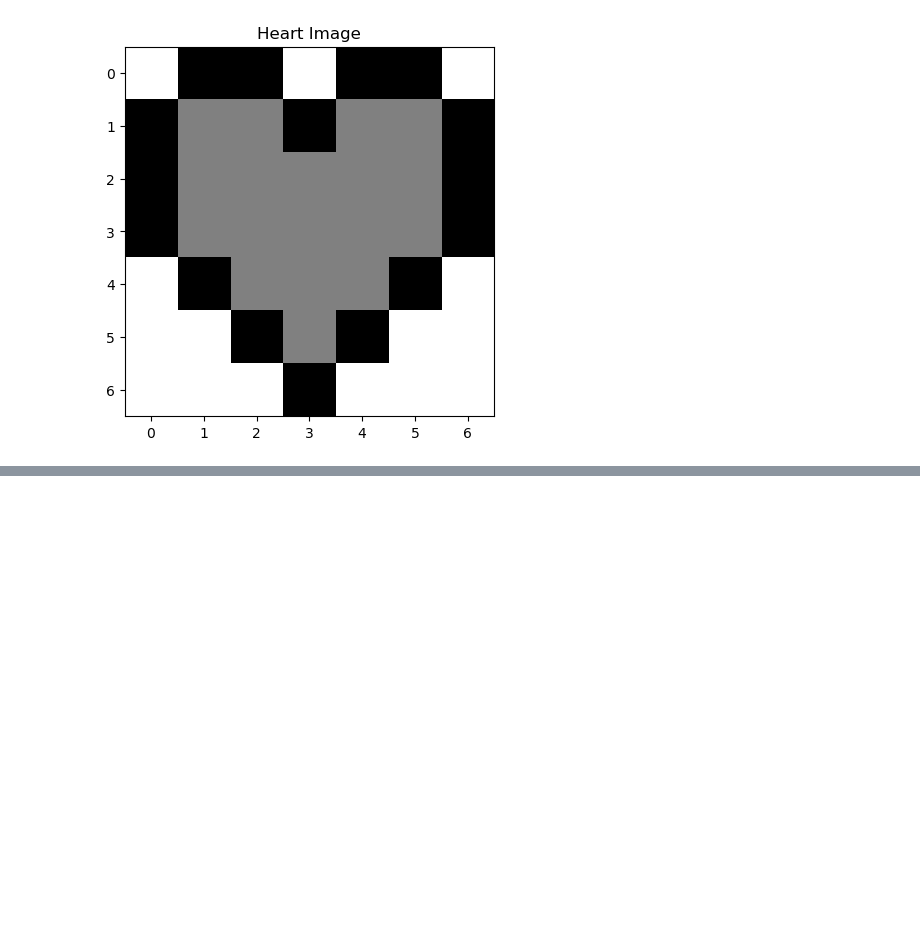
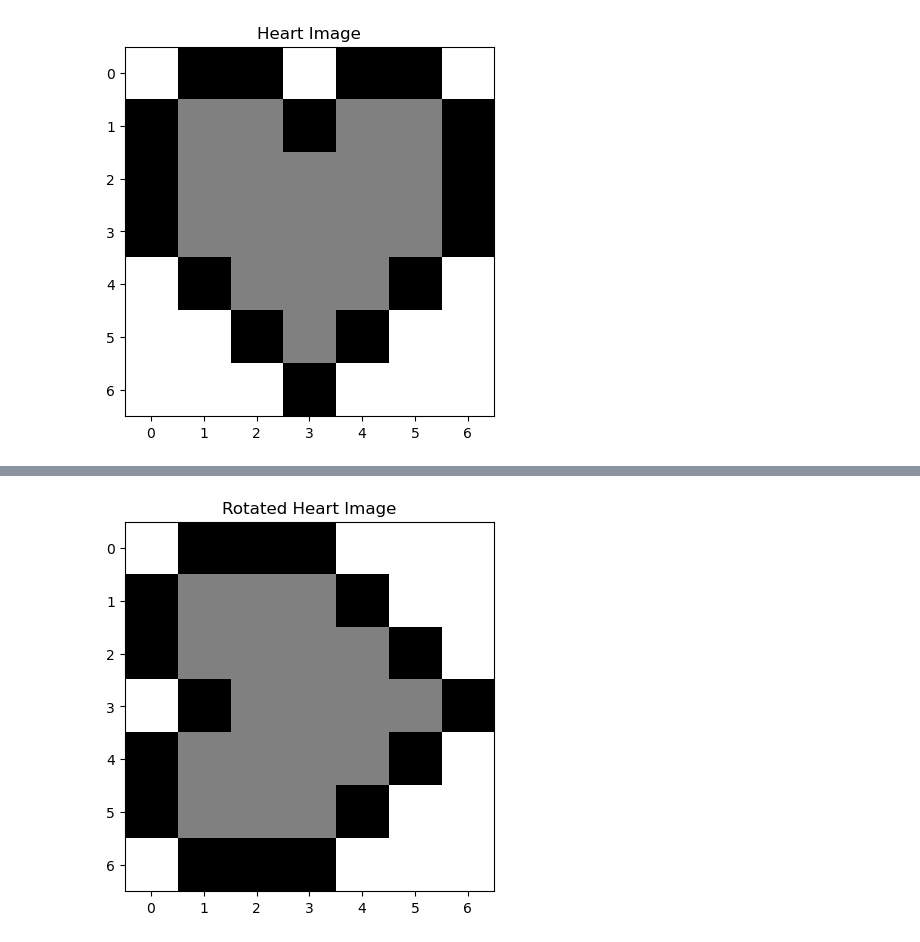
Before and after one commit to oldoc63/learningDS, a Jupyter notebook: mlSpecialty/imgTransNumPy.ipynb, the cells around one changed output, grey strips where cells are left out. Saved outputs shown, nothing was run; the diff lists cells and outputs as text; code cells hidden in the pictures; blank space fills up the shorter version.

```diff
--- a/mlSpecialty/imgTransNumPy.ipynb
+++ b/mlSpecialty/imgTransNumPy.ipynb
@@ -41,0 +65,7 @@ show_image(heart_img, "Heart Image")
+# %%
+# Rotate heart
+rotated_heart_img = heart_img.T
+
+show_image(rotated_heart_img, "Rotated Heart Image")
+# %% [output]
+[figure, added]
```
Also changed, not shown: parts of 12 cells of this notebook.
